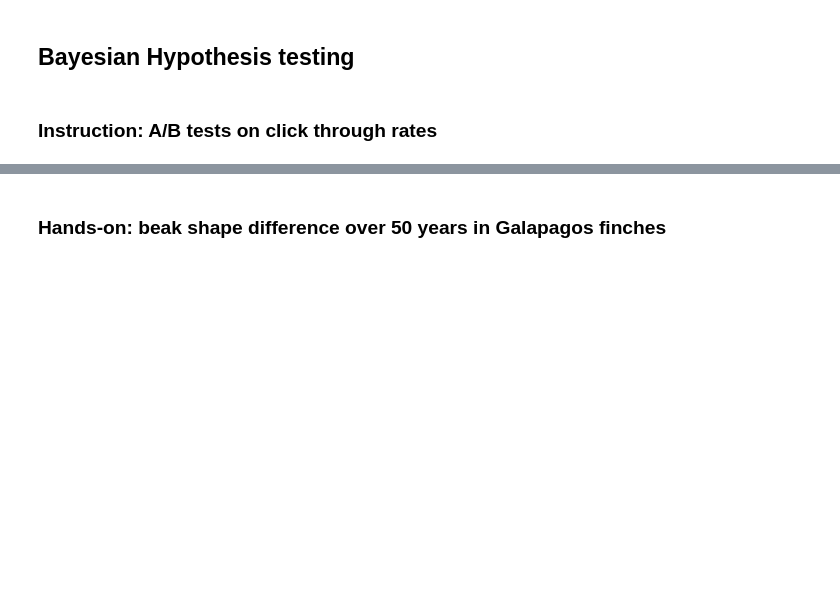
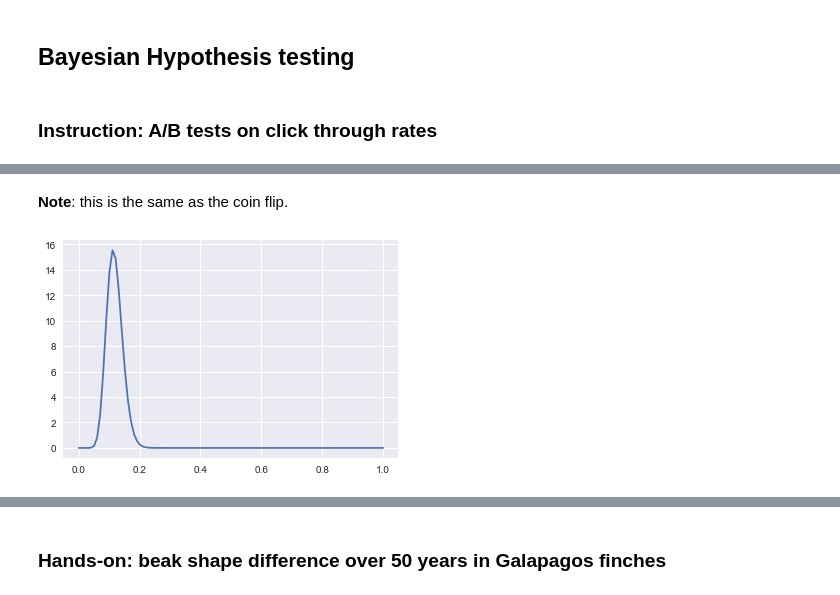
Before and after one commit to ericmjl/bayesian-stats-modelling-tutorial, a Jupyter notebook: notebooks/2.Parameter_estimation_hypothesis_testing.ipynb, the cells around one changed output, grey strips where cells are left out. Saved outputs shown, nothing was run; the diff lists cells and outputs as text; code cells hidden in the pictures; blank space fills up the shorter version.

```diff
--- a/notebooks/2.Parameter_estimation_hypothesis_testing.ipynb
+++ b/notebooks/2.Parameter_estimation_hypothesis_testing.ipynb
@@ -100,0 +143,10 @@ In this exercise, you'll calculate the  posterior mean beak depth of Galapagos f
+# %% [markdown]
+**Note**: this is the same as the coin flip.
+# %%
+n_successes_b = np.random.binomial(N,p_b)
+n_successes_b
+posterior_b = x**n_successes_b*(1-x)**(N-n_successes_b)*prior
+posterior_b /= np.sum(posterior_b)/100  # so that peak always at 1
+plt.plot(x, posterior_b);
+# %% [output]
+[figure, added]
```
Also changed, not shown: parts of 18 cells of this notebook.
